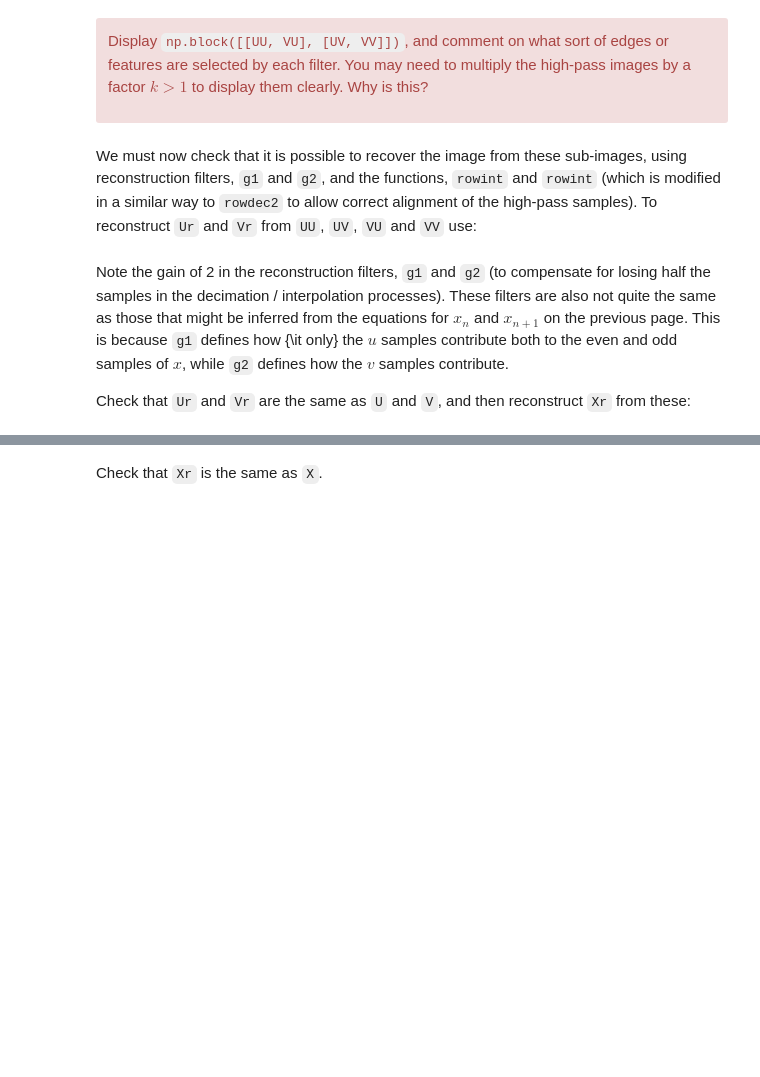
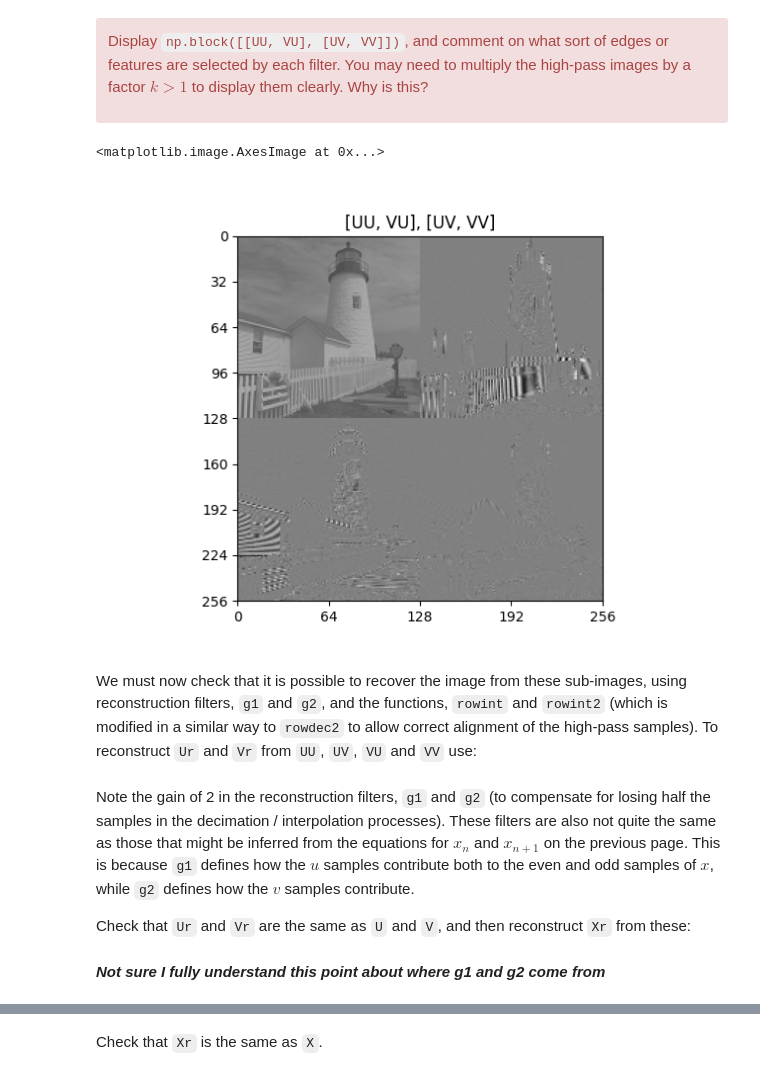
Before and after one commit to edwardtownsend/sf2, a Jupyter notebook: 9-dwt.ipynb, the cells around one changed output, grey strips where cells are left out. Drawn from its saved outputs; the diff is of its cells as text; code cells hidden in the pictures; blank space fills up the shorter version.

```diff
--- a/9-dwt.ipynb
+++ b/9-dwt.ipynb
@@ -174,6 +195,17 @@ on what sort of edges or features are selected by each filter. You may need to m
+# %%
+# your code here
+k = 4
+
+image = np.block([[UU, k*VU], [k*UV, k*VV]])
+fig, ax = plt.subplots()
+ax.set(title='[UU, VU], [UV, VV]')
+plot_image(image, ax=ax)
+# %% [output]
+<matplotlib.image.AxesImage at 0x...>
+[figure, added]
 # %% [markdown]
 We must now check that it is possible to recover the image from
-these sub-images, using reconstruction filters, `g1` and `g2`, and the functions, `rowint` and `rowint` (which
+these sub-images, using reconstruction filters, `g1` and `g2`, and the functions, `rowint` and `rowint2` (which
 is modified in a similar way to `rowdec2` to allow correct
 alignment of the high-pass samples). To reconstruct `Ur` and
 `Vr` from `UU`, `UV`, `VU` and `VV` use:
@@ -190,7 +222,7 @@ Note the gain of 2 in the reconstruction filters, `g1` and
 decimation / interpolation processes).   These filters are also
 not quite the same as those that might be inferred from the
 equations for $x_n$ and $x_{n+1}$ on the previous page.  This is
-because `g1` defines how {\it only} the $u$ samples contribute
+because `g1` defines how the $u$ samples contribute
 both to the even and odd samples of $x$, while `g2` defines
 how the $v$ samples contribute.
 
@@ -200,0 +231,2 @@ Check that `Ur` and `Vr` are the same as `U` and
+# %% [markdown]
+***Not sure I fully understand this point about where g1 and g2 come from***
```
Also changed, not shown: parts of 17 cells of this notebook, 1 other file.
